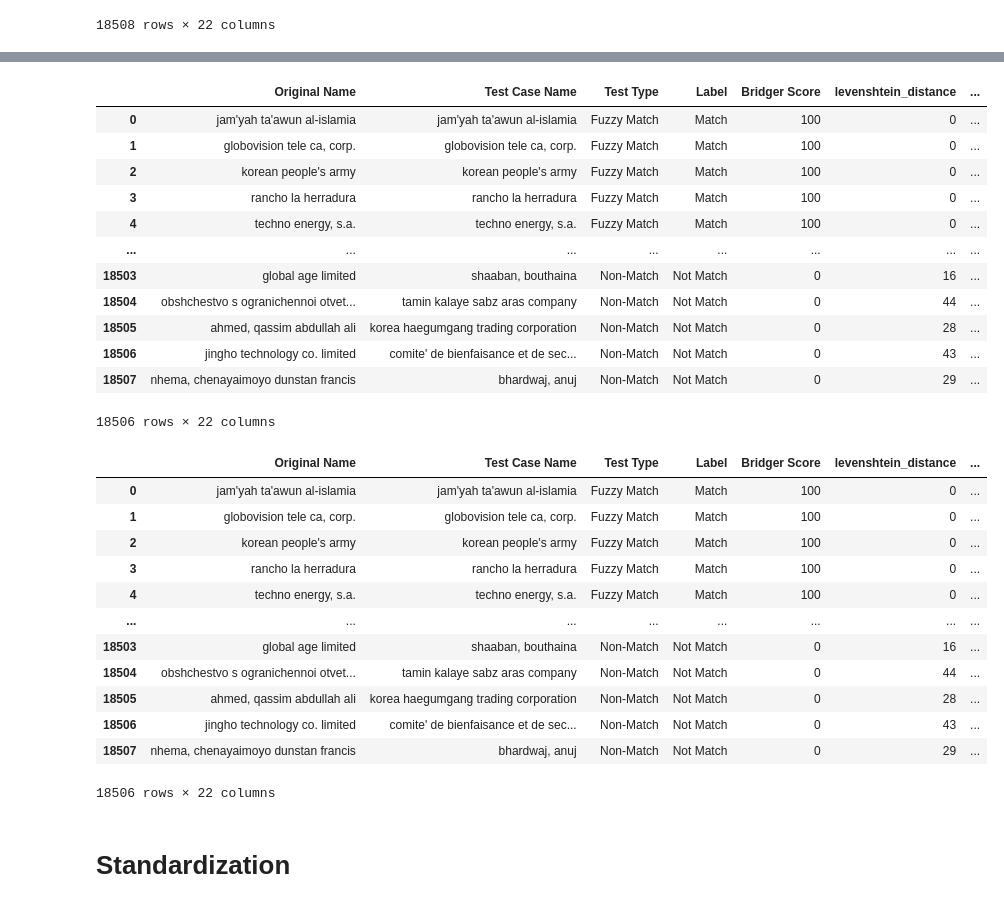
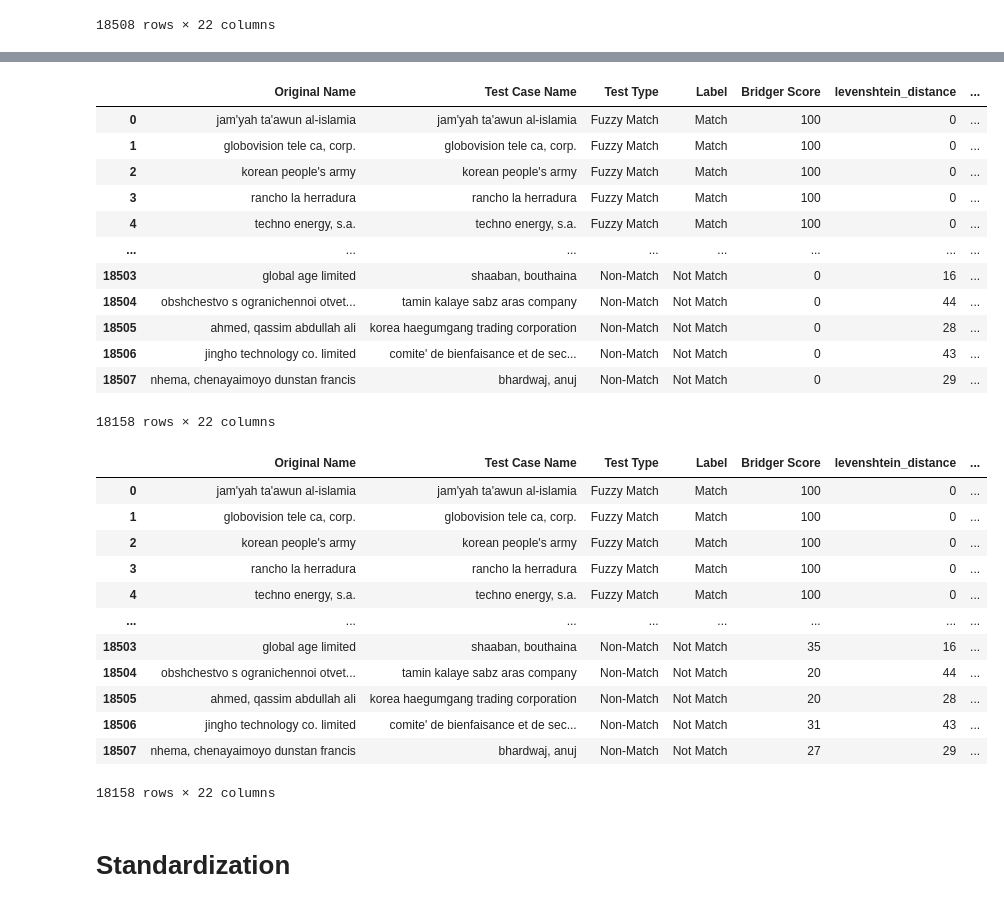
Before and after one commit to miki727/ABCNY_Project, a Jupyter notebook: Machine learning/Shuning Ma/ml_model_binary_score.ipynb, the cells around one changed output, grey strips where cells are left out. Cells and saved outputs as stored; diff of their text form; code cells hidden in the pictures.

```diff
--- a/Machine learning/Shuning Ma/ml_model_binary_score.ipynb
+++ b/Machine learning/Shuning Ma/ml_model_binary_score.ipynb
@@ -152,3 +152,6 @@ df
 | 18506 | jingho technology co. limited | comite' de bienfaisance et de sec... | Non-Match | Not Match | 0 | 43 | ... |
 | 18507 | nhema, chenayaimoyo dunstan francis | bhardwaj, anuj | Non-Match | Not Match | 0 | 29 | ... |
 18508 rows × 22 columns
+# %%
+df = df[df['levenshtein_distance'] <= 50]
+df
@@ -168,25 +185,27 @@ df
 | 18505 | ahmed, qassim abdullah ali | korea haegumgang trading corporation | Non-Match | Not Match | 0 | 28 | ... |
 | 18506 | jingho technology co. limited | comite' de bienfaisance et de sec... | Non-Match | Not Match | 0 | 43 | ... |
 | 18507 | nhema, chenayaimoyo dunstan francis | bhardwaj, anuj | Non-Match | Not Match | 0 | 29 | ... |
-18506 rows × 22 columns
+18158 rows × 22 columns
 # %%
 for i in list(df[df['Bridger Score'] == 'NO MATCH'].index):
     df.loc[i, 'Bridger Score'] = np.random.randint(50, 70)
+for i in list(df[df['Bridger Score'] == '0'].index):
+    df.loc[i, 'Bridger Score'] = np.random.randint(10, 50)
 df
 # %% [output]
 |  | Original Name | Test Case Name | Test Type | Label | Bridger Score | levenshtein_distance | ... |
 | 0 | jam'yah ta'awun al-islamia | jam'yah ta'awun al-islamia | Fuzzy Match | Match | 100 | 0 | ... |
 | 1 | globovision tele ca, corp. | globovision tele ca, corp. | Fuzzy Match | Match | 100 | 0 | ... |
 | 2 | korean people's army | korean people's army | Fuzzy Match | Match | 100 | 0 | ... |
 | 3 | rancho la herradura | rancho la herradura | Fuzzy Match | Match | 100 | 0 | ... |
 | 4 | techno energy, s.a. | techno energy, s.a. | Fuzzy Match | Match | 100 | 0 | ... |
 | ... | ... | ... | ... | ... | ... | ... | ... |
-| 18503 | global age limited | shaaban, bouthaina | Non-Match | Not Match | 0 | 16 | ... |
-| 18504 | obshchestvo s ogranichennoi otvet... | tamin kalaye sabz aras company | Non-Match | Not Match | 0 | 44 | ... |
-| 18505 | ahmed, qassim abdullah ali | korea haegumgang trading corporation | Non-Match | Not Match | 0 | 28 | ... |
-| 18506 | jingho technology co. limited | comite' de bienfaisance et de sec... | Non-Match | Not Match | 0 | 43 | ... |
-| 18507 | nhema, chenayaimoyo dunstan francis | bhardwaj, anuj | Non-Match | Not Match | 0 | 29 | ... |
+| 18503 | global age limited | shaaban, bouthaina | Non-Match | Not Match | 35 | 16 | ... |
+| 18504 | obshchestvo s ogranichennoi otvet... | tamin kalaye sabz aras company | Non-Match | Not Match | 20 | 44 | ... |
+| 18505 | ahmed, qassim abdullah ali | korea haegumgang trading corporation | Non-Match | Not Match | 20 | 28 | ... |
+| 18506 | jingho technology co. limited | comite' de bienfaisance et de sec... | Non-Match | Not Match | 31 | 43 | ... |
+| 18507 | nhema, chenayaimoyo dunstan francis | bhardwaj, anuj | Non-Match | Not Match | 27 | 29 | ... |
-18506 rows × 22 columns
+18158 rows × 22 columns
 # %% [markdown]
 # Standardization
 # %%
```
Also changed, not shown: parts of 15 cells of this notebook.
